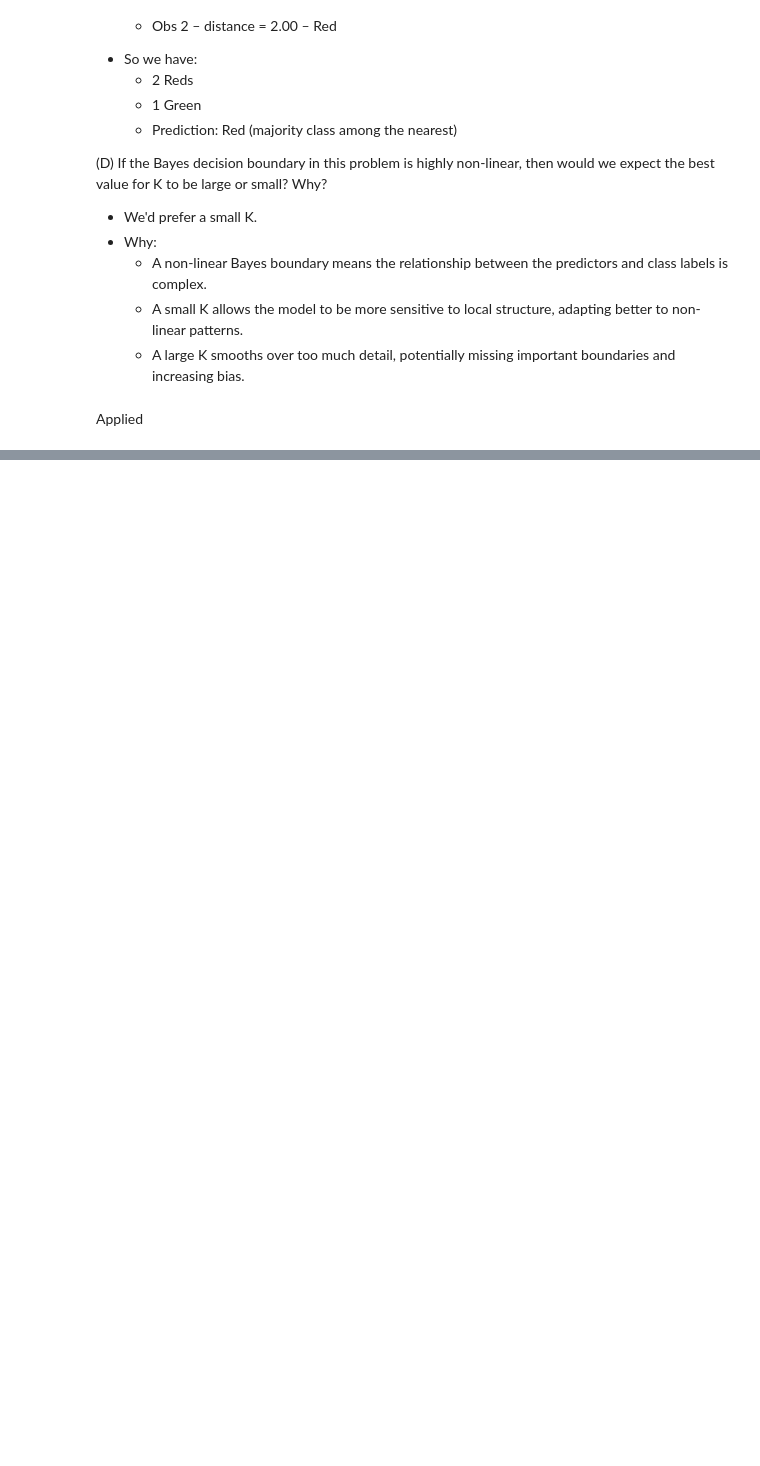
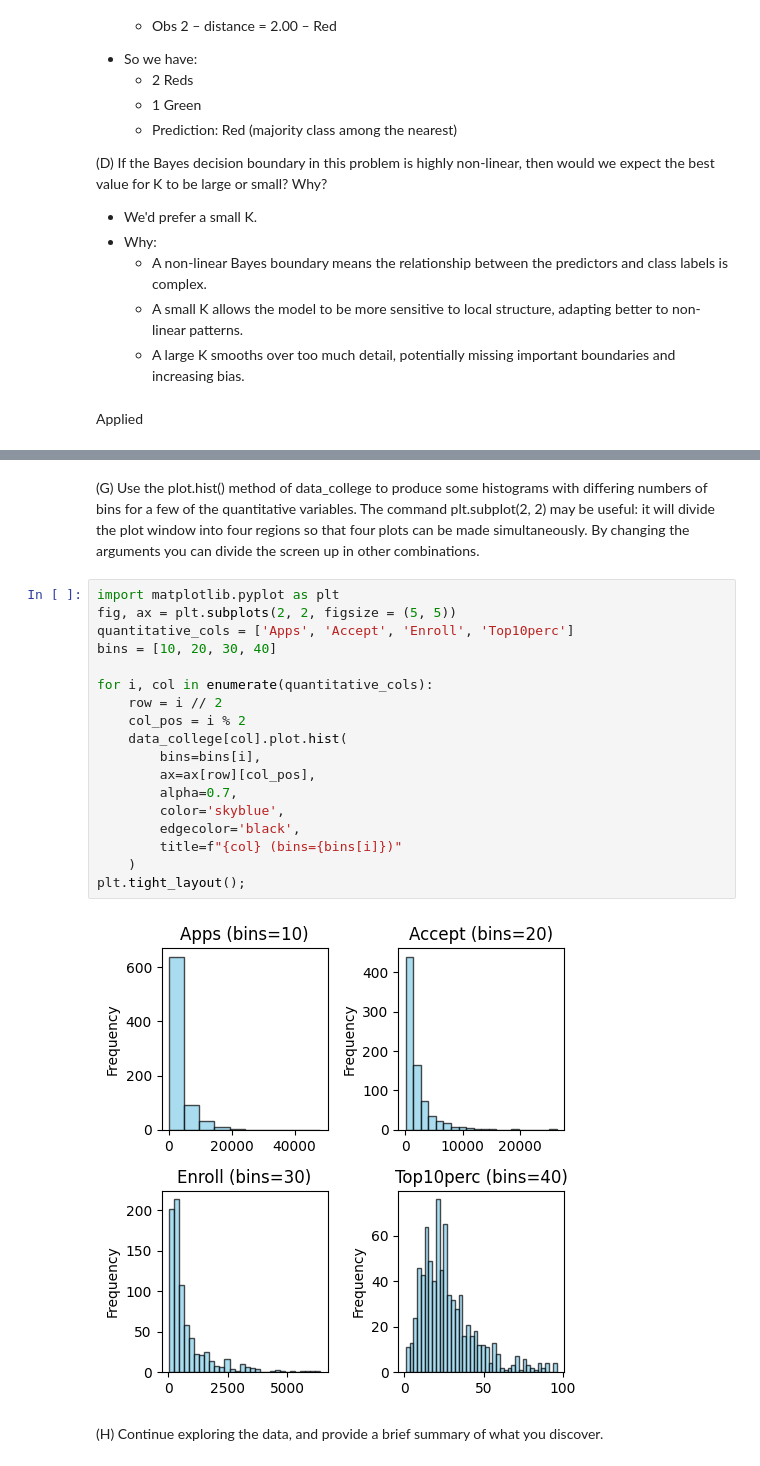
Before and after one commit to Anthonny20/AI-PROJECTS, a Jupyter notebook: ISLP/01_Exercices.ipynb, the cells around one changed output, grey strips where cells are left out. Drawn from its saved outputs; the diff is of its cells as text; blank space fills up the shorter version.

```diff
--- a/ISLP/01_Exercices.ipynb
+++ b/ISLP/01_Exercices.ipynb
@@ -345,0 +448,24 @@ Applied
+# %% [markdown]
+(G) Use the plot.hist() method of data_college to produce some histograms with differing numbers of bins for a few of the quantitative variables. The command plt.subplot(2, 2) may be useful: it will divide the plot window into four regions so that four plots can be made simultaneously. By changing the arguments you can divide the screen up in other combinations.
+# %%
+import matplotlib.pyplot as plt
+fig, ax = plt.subplots(2, 2, figsize = (5, 5))
+quantitative_cols = ['Apps', 'Accept', 'Enroll', 'Top10perc']
+bins = [10, 20, 30, 40]
+
+for i, col in enumerate(quantitative_cols):
+    row = i // 2
+    col_pos = i % 2
+    data_college[col].plot.hist(
+        bins=bins[i],
+        ax=ax[row][col_pos],
+        alpha=0.7,
+        color='skyblue',
+        edgecolor='black',
+        title=f"{col} (bins={bins[i]})"
+    )
+plt.tight_layout();
+# %% [output]
+[figure, added]
+# %% [markdown]
+(H) Continue exploring the data, and provide a brief summary of what you discover.
```
Also changed, not shown: parts of 20 cells of this notebook.
